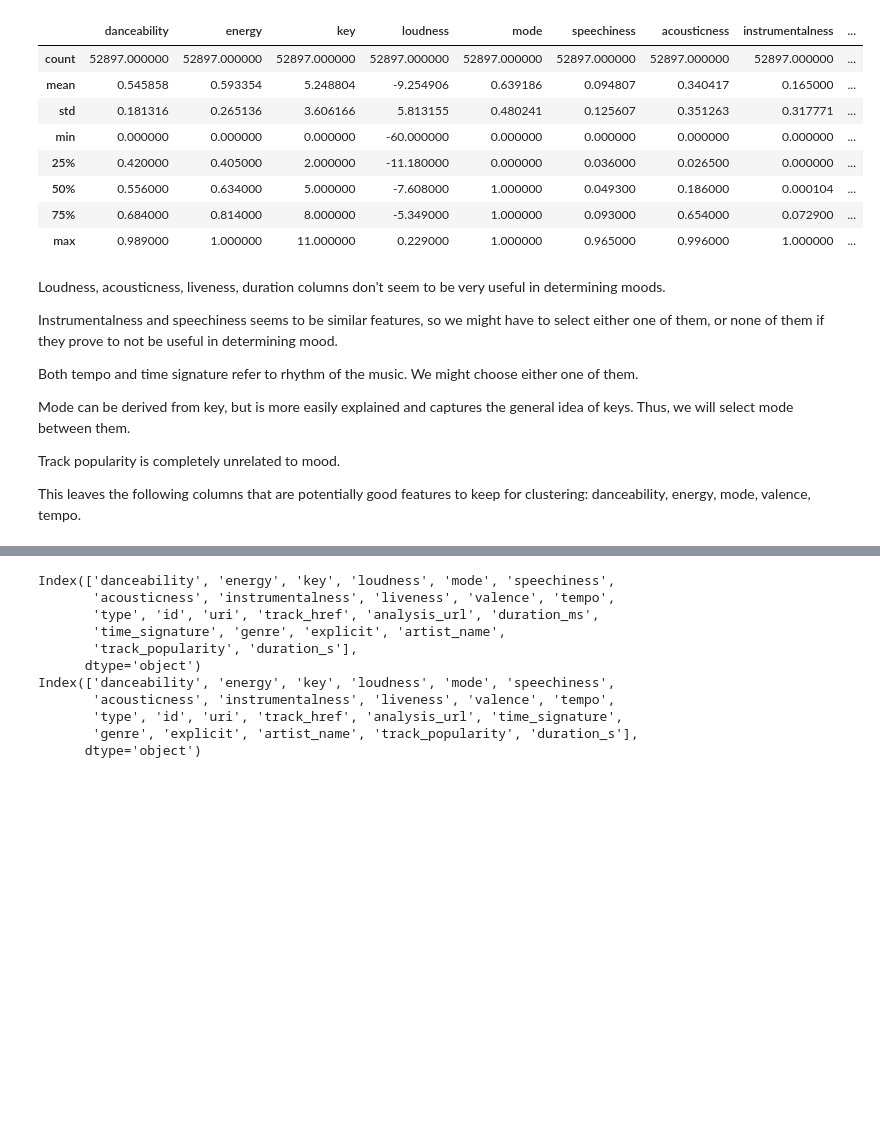
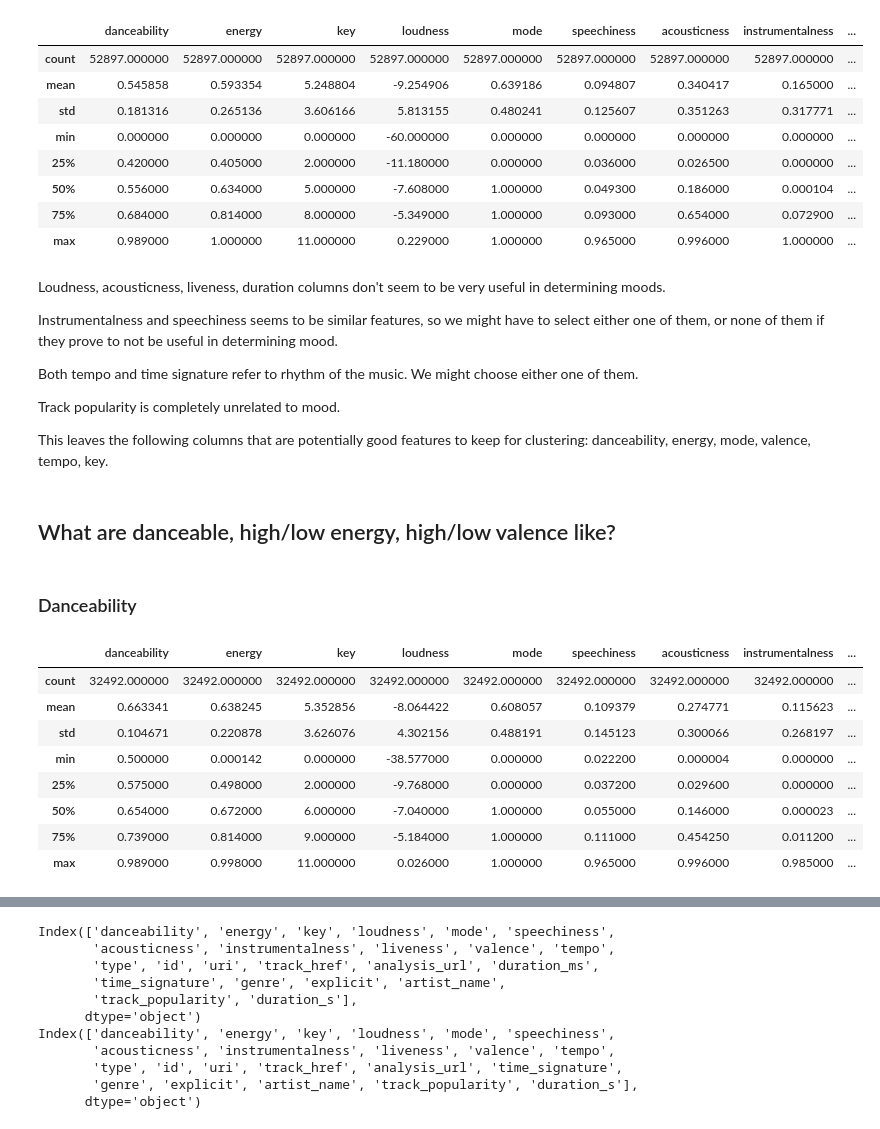
Before and after one commit to huongngo-8/music_explorer, a Jupyter notebook: notebooks/mood_explorer.ipynb, the cells around one changed output, grey strips where cells are left out. Drawn from its saved outputs; the diff is of its cells as text; code cells hidden in the pictures; blank space fills up the shorter version.

```diff
--- a/notebooks/mood_explorer.ipynb
+++ b/notebooks/mood_explorer.ipynb
@@ -150,8 +150,22 @@ Instrumentalness and speechiness seems to be similar features, so we might have
 
 Both tempo and time signature refer to rhythm of the music. We might choose either one of them.
 
-Mode can be derived from key, but is more easily explained and captures the general idea of keys. Thus, we will select mode between them.
-
 Track popularity is completely unrelated to mood.
 
-This leaves the following columns that are potentially good features to keep for clustering: danceability, energy, mode, valence, tempo.
+This leaves the following columns that are potentially good features to keep for clustering: danceability, energy, mode, valence, tempo, key.
+# %% [markdown]
+## What are danceable, high/low energy, high/low valence like?
+# %% [markdown]
+### Danceability
+# %%
+audio_features.loc[audio_features['danceability'] >= 0.5].describe()
+# %% [output]
+|  | danceability | energy | key | loudness | mode | speechiness | acousticness | instrumentalness | ... |
+| count | 32492.000000 | 32492.000000 | 32492.000000 | 32492.000000 | 32492.000000 | 32492.000000 | 32492.000000 | 32492.000000 | ... |
+| mean | 0.663341 | 0.638245 | 5.352856 | -8.064422 | 0.608057 | 0.109379 | 0.274771 | 0.115623 | ... |
+| std | 0.104671 | 0.220878 | 3.626076 | 4.302156 | 0.488191 | 0.145123 | 0.300066 | 0.268197 | ... |
+| min | 0.500000 | 0.000142 | 0.000000 | -38.577000 | 0.000000 | 0.022200 | 0.000004 | 0.000000 | ... |
+| 25% | 0.575000 | 0.498000 | 2.000000 | -9.768000 | 0.000000 | 0.037200 | 0.029600 | 0.000000 | ... |
+| 50% | 0.654000 | 0.672000 | 6.000000 | -7.040000 | 1.000000 | 0.055000 | 0.146000 | 0.000023 | ... |
+| 75% | 0.739000 | 0.814000 | 9.000000 | -5.184000 | 1.000000 | 0.111000 | 0.454250 | 0.011200 | ... |
+| max | 0.989000 | 0.998000 | 11.000000 | 0.026000 | 1.000000 | 0.965000 | 0.996000 | 0.985000 | ... |
```
Also changed, not shown: parts of 54 cells of this notebook.
